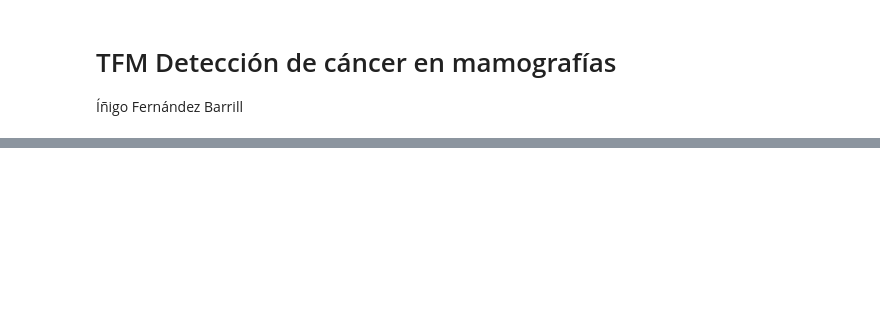
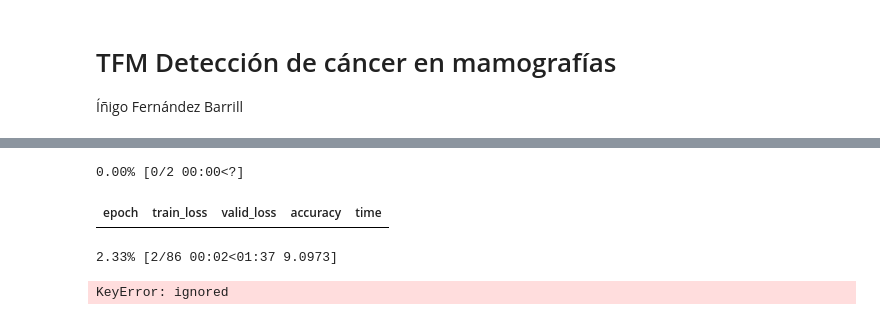
Before and after one commit to inigo99/CancerDetection, a Jupyter notebook: TFM.ipynb, the cells around one changed output, grey strips where cells are left out. Saved outputs shown, nothing was run; the diff lists cells and outputs as text; code cells hidden in the pictures; blank space fills up the shorter version.

```diff
--- a/TFM.ipynb
+++ b/TFM.ipynb
@@ -27,0 +49,9 @@ Se han truncado las últimas 5000 líneas del flujo de salida.
+# %%
+learn.fit_one_cycle(2, 1e-2)
+learn.unfreeze()
+learn.fit_one_cycle(3, lr_max=slice(1e-5,1e-3))
+# %% [output]
+0.00% [0/2 00:00<?]
+| epoch | train_loss | valid_loss | accuracy | time |
+2.33% [2/86 00:02<01:37 9.0973]
+KeyError: ignored
```
Also changed, not shown: parts of 12 cells of this notebook.
